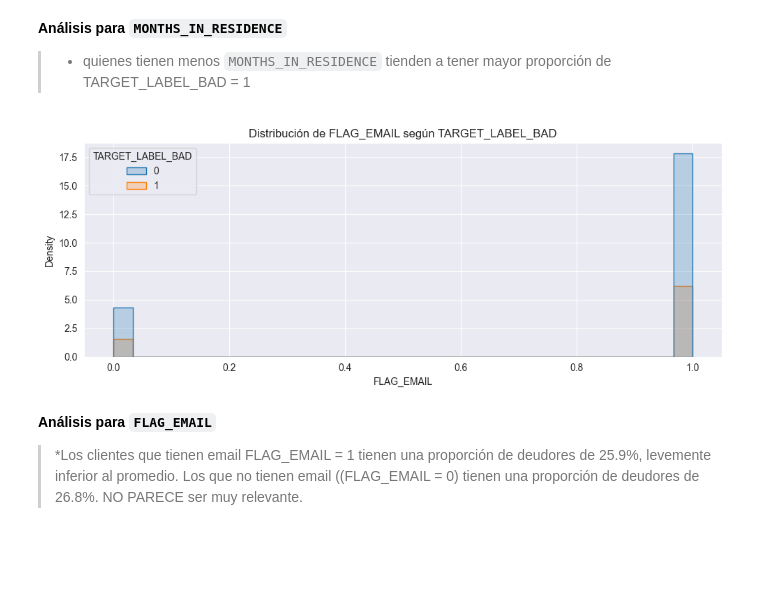
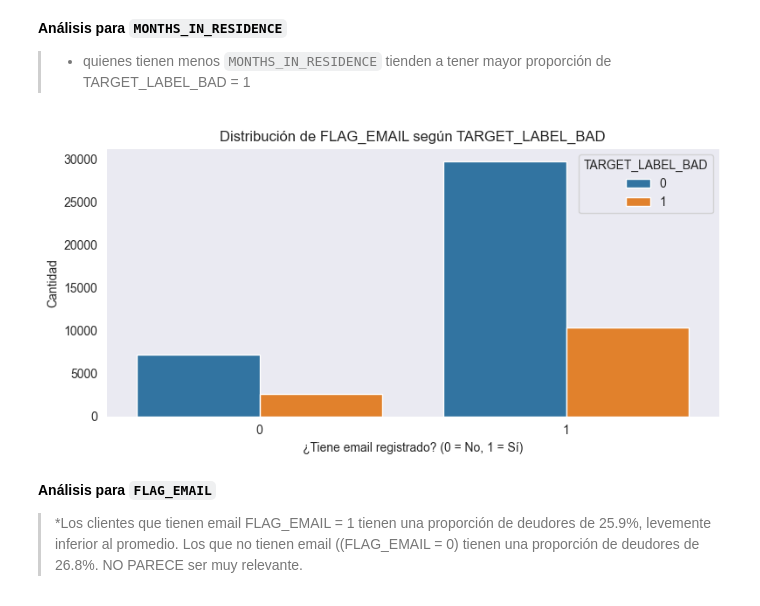
Before and after one commit to alkimer/CreditRiskAnalysisProject, a Jupyter notebook: EDA_Ustarroz_Numericos.ipynb, the cells around one changed output. Cells and saved outputs as stored; diff of their text form; code cells hidden in the pictures; blank space fills up the shorter version.

```diff
--- a/credit_risk_analysis/EDA/EDA_Ustarroz_Numericos.ipynb
+++ b/EDA_Ustarroz_Numericos.ipynb
@@ -79,7 +55,7 @@ import seaborn as sns
 import warnings
 warnings.filterwarnings('ignore')
 # %%
-df = pd.read_csv("data/data-with-columns.csv")
+df = pd.read_csv("./data/processed/data-with-columns.csv")
 df.rename(columns={"TARGET_LABEL_BAD=1": "TARGET_LABEL_BAD"}, inplace=True)
 
 numeric_df = df.select_dtypes(include=["int64", "float64"]).drop(columns=["ID_CLIENT"])
@@ -368,14 +344,16 @@ RESIDENCE_BIN
 **Análisis para `MONTHS_IN_RESIDENCE`**
 > * quienes tienen menos `MONTHS_IN_RESIDENCE` tienden a tener mayor proporción de TARGET_LABEL_BAD = 1
 # %%
-plt.figure(figsize=(10, 4))
-sns.histplot(data=df, x="FLAG_EMAIL", hue="TARGET_LABEL_BAD", bins=30, element="step", stat="density")
+plt.figure(figsize=(8, 4))
+sns.countplot(data=df, x="FLAG_EMAIL", hue="TARGET_LABEL_BAD")
 plt.title("Distribución de FLAG_EMAIL según TARGET_LABEL_BAD")
-plt.grid(True)
+plt.xlabel("¿Tiene email registrado? (0 = No, 1 = Sí)")
+plt.ylabel("Cantidad")
+plt.grid(axis='y')
 plt.tight_layout()
 plt.show()
 # %% [output]
-[figure, old version]
+[figure, new version]
 # %% [markdown]
 **Análisis para `FLAG_EMAIL`**
 > *Los clientes que tienen email FLAG_EMAIL = 1 tienen una proporción de deudores de 25.9%, levemente inferior al promedio.
```
Also changed, not shown: parts of 10 cells of this notebook, 3 other files.
